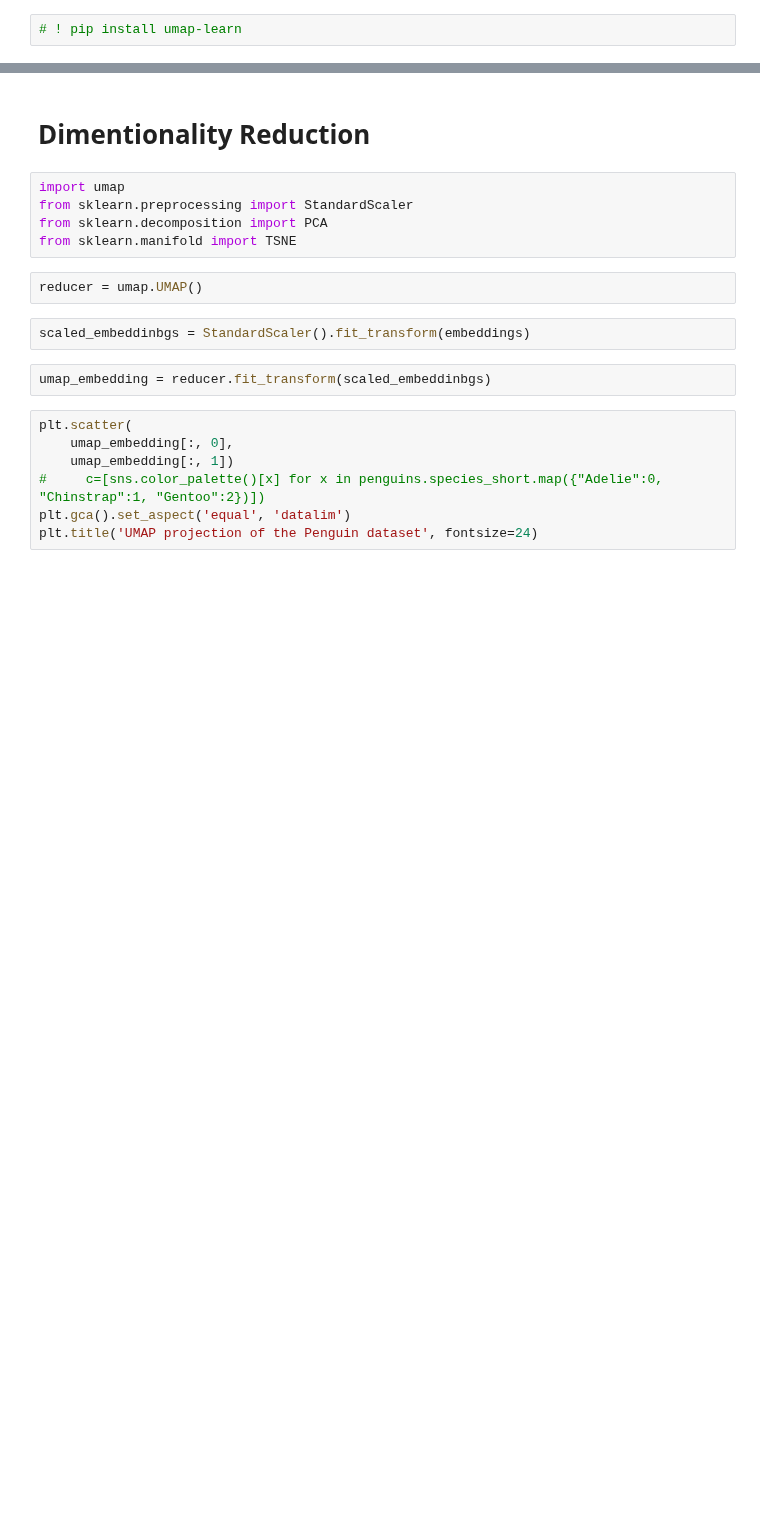
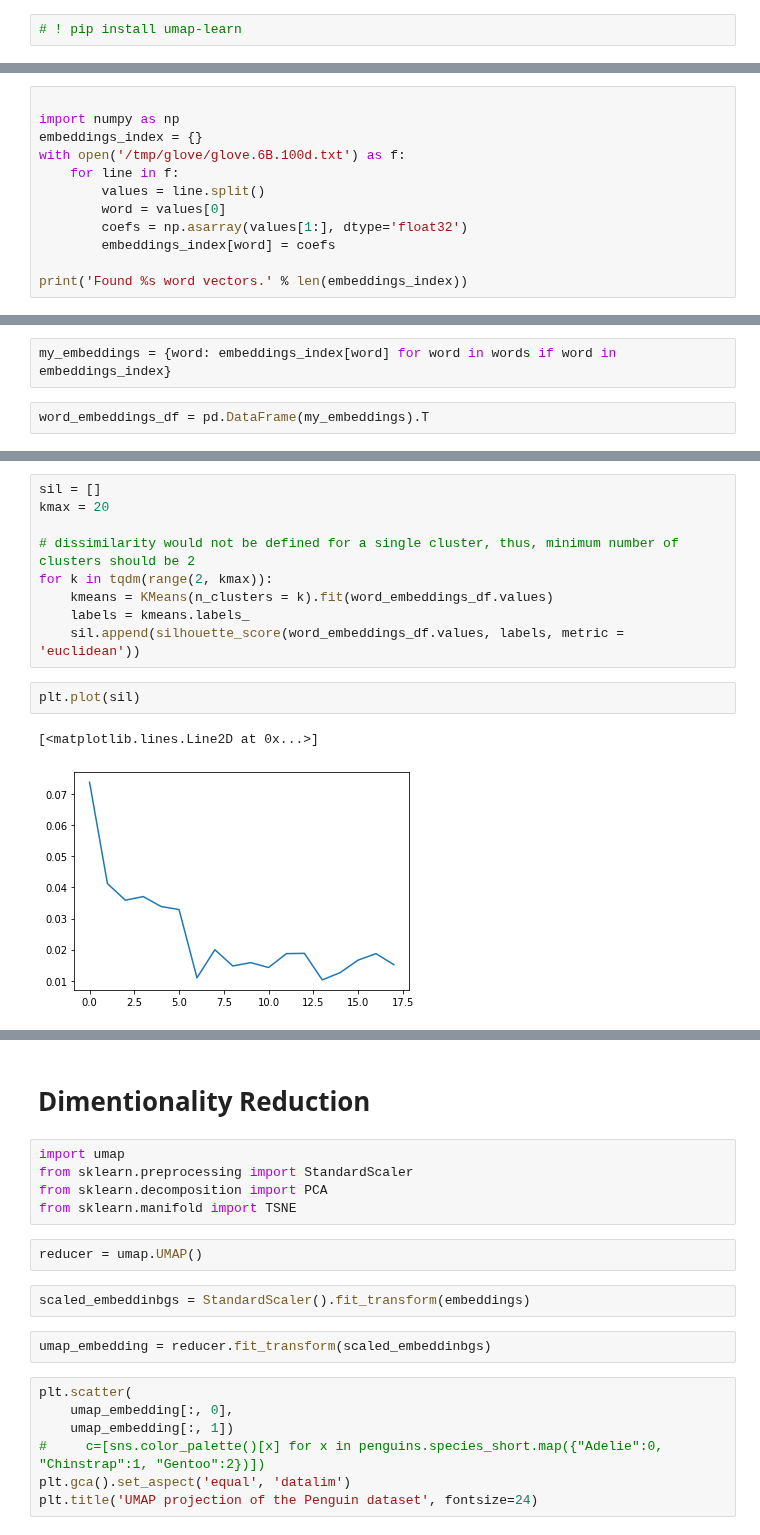
Before and after one commit to jvalansi/notebooks, a Jupyter notebook: doclassifier6.ipynb, the cells around one changed output, grey strips where cells are left out. Cells and saved outputs as stored; diff of their text form; blank space fills up the shorter version.

```diff
--- a/doclassifier6.ipynb
+++ b/doclassifier6.ipynb
@@ -239,0 +325,12 @@ plt.plot(sil)
+# %%
+
+import numpy as np
+embeddings_index = {}
+with open('/tmp/glove/glove.6B.100d.txt') as f:
+    for line in f:
+        values = line.split()
+        word = values[0]
+        coefs = np.asarray(values[1:], dtype='float32')
+        embeddings_index[word] = coefs
+
+print('Found %s word vectors.' % len(embeddings_index))
@@ -239,0 +339,4 @@ plt.plot(sil)
+# %%
+my_embeddings = {word: embeddings_index[word] for word in words if word in embeddings_index}
+# %%
+word_embeddings_df = pd.DataFrame(my_embeddings).T
@@ -239,0 +359,14 @@ plt.plot(sil)
+# %%
+sil = []
+kmax = 20
+
+# dissimilarity would not be defined for a single cluster, thus, minimum number of clusters should be 2
+for k in tqdm(range(2, kmax)):
+    kmeans = KMeans(n_clusters = k).fit(word_embeddings_df.values)
+    labels = kmeans.labels_
+    sil.append(silhouette_score(word_embeddings_df.values, labels, metric = 'euclidean'))
+# %%
+plt.plot(sil)
+# %% [output]
+[<matplotlib.lines.Line2D at 0x...>]
+[figure, added]
```
Also changed, not shown: parts of 32 cells of this notebook, 1 other file.
